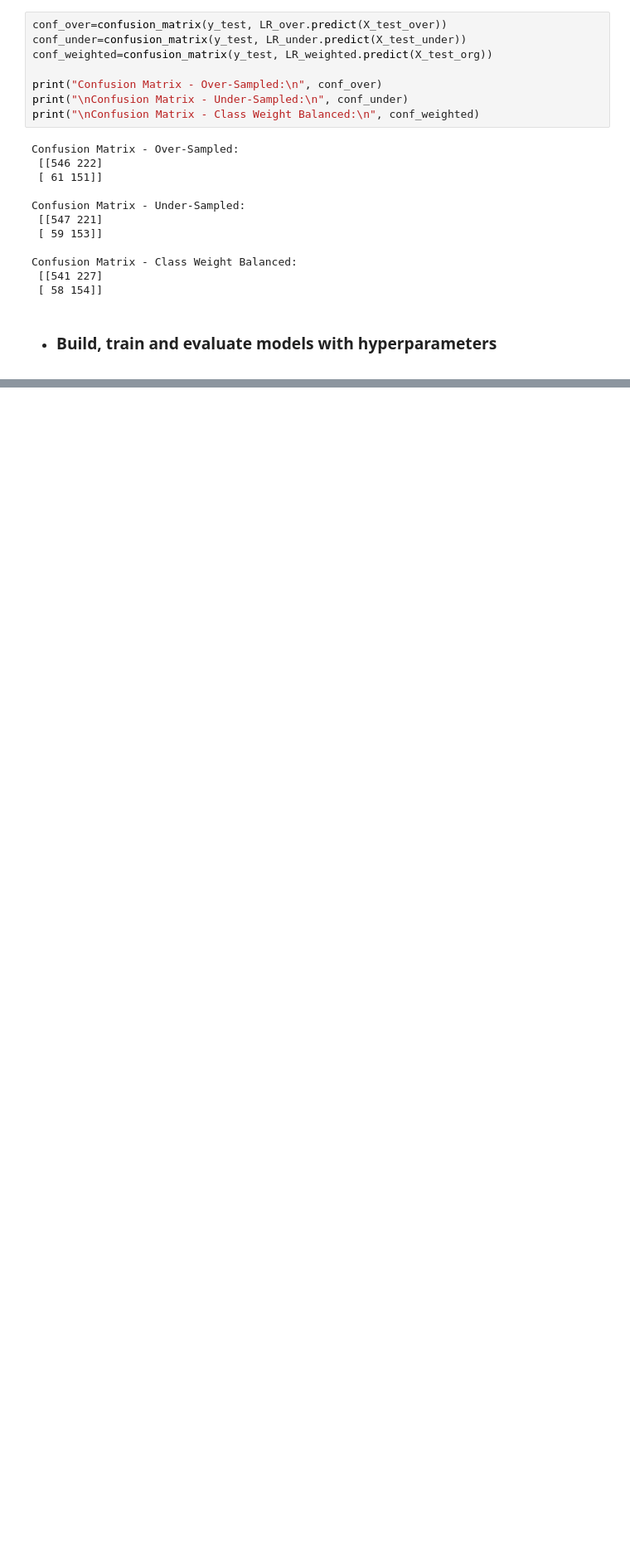
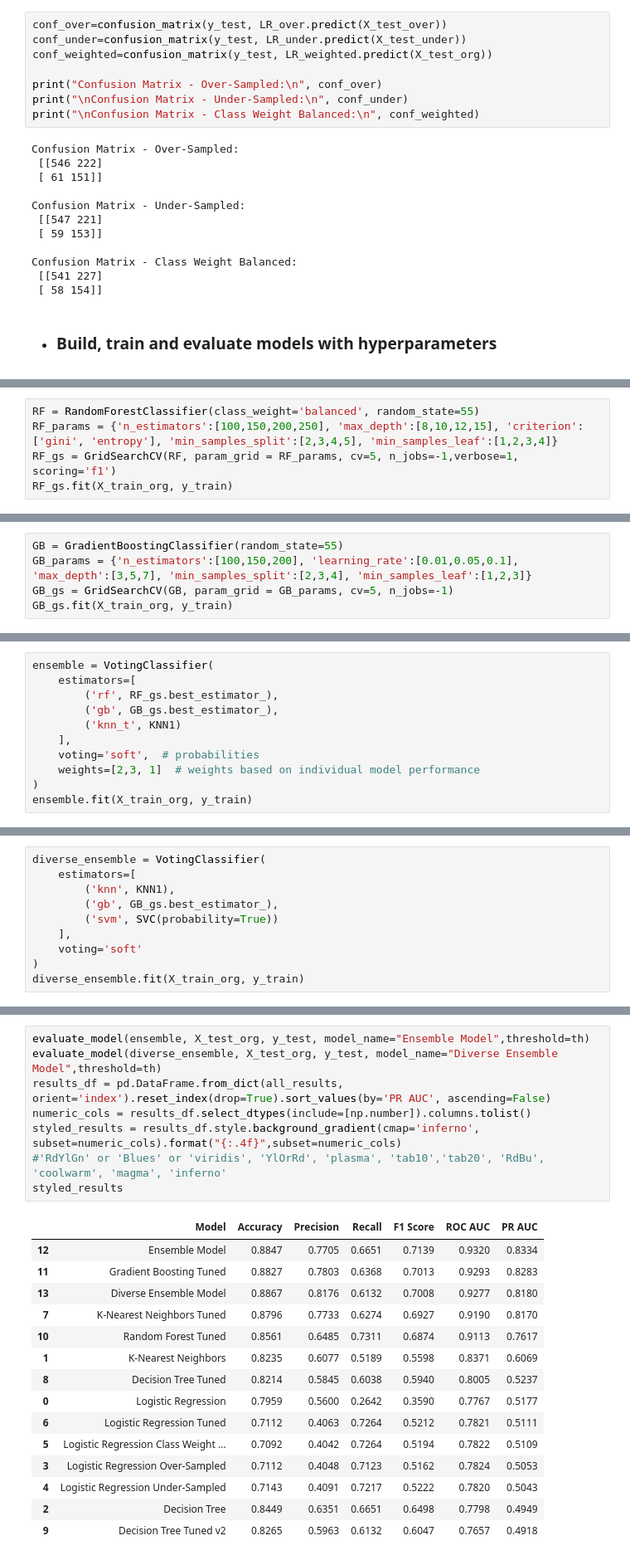
Before and after one commit to Artemjzhukov/ML_Projects_Courses, a Jupyter notebook: ML-101/Portuguese wine quality/Classification_Portuguese_Wines.ipynb, the cells around one changed output, grey strips where cells are left out. Shown at 83% size. Cells and saved outputs as stored; diff of their text form; blank space fills up the shorter version.

Commit message:
+ensembles

```diff
--- a/ML-101/Portuguese wine quality/Classification_Portuguese_Wines.ipynb
+++ b/ML-101/Portuguese wine quality/Classification_Portuguese_Wines.ipynb
@@ -799,0 +494,5 @@ print(results_df.round(6))
+# %%
+RF = RandomForestClassifier(class_weight='balanced', random_state=55)
+RF_params = {'n_estimators':[100,150,200,250], 'max_depth':[8,10,12,15], 'criterion':['gini', 'entropy'], 'min_samples_split':[2,3,4,5], 'min_samples_leaf':[1,2,3,4]}
+RF_gs = GridSearchCV(RF, param_grid = RF_params, cv=5, n_jobs=-1,verbose=1, scoring='f1')
+RF_gs.fit(X_train_org, y_train)
@@ -799,0 +511,5 @@ print(results_df.round(6))
+# %%
+GB = GradientBoostingClassifier(random_state=55)
+GB_params = {'n_estimators':[100,150,200], 'learning_rate':[0.01,0.05,0.1], 'max_depth':[3,5,7], 'min_samples_split':[2,3,4], 'min_samples_leaf':[1,2,3]}
+GB_gs = GridSearchCV(GB, param_grid = GB_params, cv=5, n_jobs=-1)
+GB_gs.fit(X_train_org, y_train)
@@ -799,0 +547,11 @@ print(results_df.round(6))
+# %%
+ensemble = VotingClassifier(
+    estimators=[
+        ('rf', RF_gs.best_estimator_),
+        ('gb', GB_gs.best_estimator_),
+        ('knn_t', KNN1)
+    ],
+    voting='soft',  # probabilities
+    weights=[2,3, 1]  # weights based on individual model performance
+)
+ensemble.fit(X_train_org, y_train)
@@ -799,0 +576,10 @@ print(results_df.round(6))
+# %%
+diverse_ensemble = VotingClassifier(
+    estimators=[
+        ('knn', KNN1),
+        ('gb', GB_gs.best_estimator_),
+        ('svm', SVC(probability=True))
+    ],
+    voting='soft'
+)
+diverse_ensemble.fit(X_train_org, y_train)
@@ -799,0 +604,24 @@ print(results_df.round(6))
+# %%
+evaluate_model(ensemble, X_test_org, y_test, model_name="Ensemble Model",threshold=th)
+evaluate_model(diverse_ensemble, X_test_org, y_test, model_name="Diverse Ensemble Model",threshold=th)
+results_df = pd.DataFrame.from_dict(all_results, orient='index').reset_index(drop=True).sort_values(by='PR AUC', ascending=False)
+numeric_cols = results_df.select_dtypes(include=[np.number]).columns.tolist()
+styled_results = results_df.style.background_gradient(cmap='inferno', subset=numeric_cols).format("{:.4f}",subset=numeric_cols)
+#'RdYlGn' or 'Blues' or 'viridis', 'YlOrRd', 'plasma', 'tab10','tab20', 'RdBu', 'coolwarm', 'magma', 'inferno'
+styled_results
+# %% [output]
+|  | Model | Accuracy | Precision | Recall | F1 Score | ROC AUC | PR AUC |
+| 12 | Ensemble Model | 0.8847 | 0.7705 | 0.6651 | 0.7139 | 0.9320 | 0.8334 |
+| 11 | Gradient Boosting Tuned | 0.8827 | 0.7803 | 0.6368 | 0.7013 | 0.9293 | 0.8283 |
+| 13 | Diverse Ensemble Model | 0.8867 | 0.8176 | 0.6132 | 0.7008 | 0.9277 | 0.8180 |
+| 7 | K-Nearest Neighbors Tuned | 0.8796 | 0.7733 | 0.6274 | 0.6927 | 0.9190 | 0.8170 |
+| 10 | Random Forest Tuned | 0.8561 | 0.6485 | 0.7311 | 0.6874 | 0.9113 | 0.7617 |
+| 1 | K-Nearest Neighbors | 0.8235 | 0.6077 | 0.5189 | 0.5598 | 0.8371 | 0.6069 |
+| 8 | Decision Tree Tuned | 0.8214 | 0.5845 | 0.6038 | 0.5940 | 0.8005 | 0.5237 |
+| 0 | Logistic Regression | 0.7959 | 0.5600 | 0.2642 | 0.3590 | 0.7767 | 0.5177 |
+| 6 | Logistic Regression Tuned | 0.7112 | 0.4063 | 0.7264 | 0.5212 | 0.7821 | 0.5111 |
+| 5 | Logistic Regression Class Weight ... | 0.7092 | 0.4042 | 0.7264 | 0.5194 | 0.7822 | 0.5109 |
+| 3 | Logistic Regression Over-Sampled | 0.7112 | 0.4048 | 0.7123 | 0.5162 | 0.7824 | 0.5053 |
+| 4 | Logistic Regression Under-Sampled | 0.7143 | 0.4091 | 0.7217 | 0.5222 | 0.7820 | 0.5043 |
+| 2 | Decision Tree | 0.8449 | 0.6351 | 0.6651 | 0.6498 | 0.7798 | 0.4949 |
+| 9 | Decision Tree Tuned v2 | 0.8265 | 0.5963 | 0.6132 | 0.6047 | 0.7657 | 0.4918 |
```
Also changed, not shown: parts of 41 cells of this notebook.
